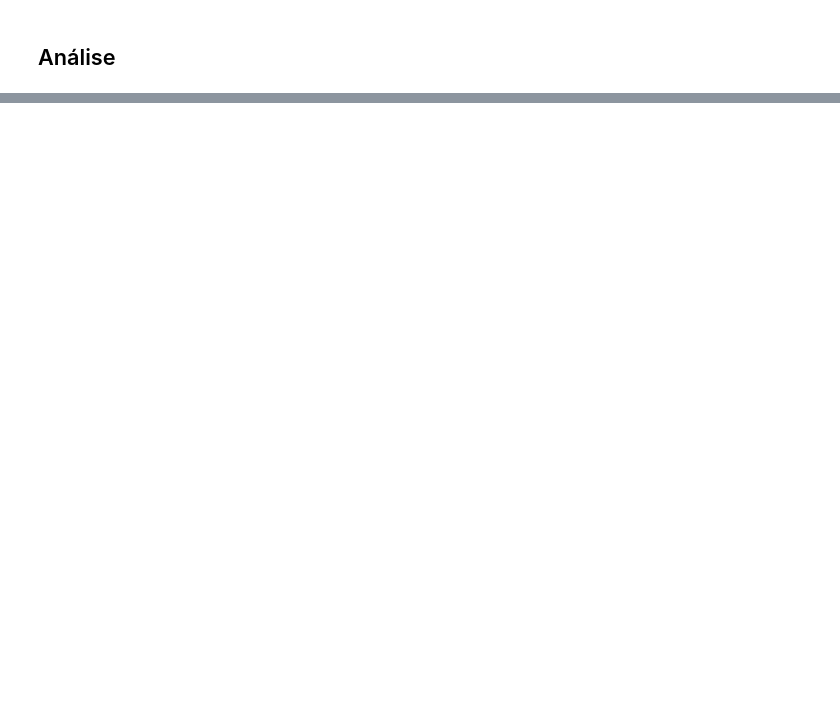
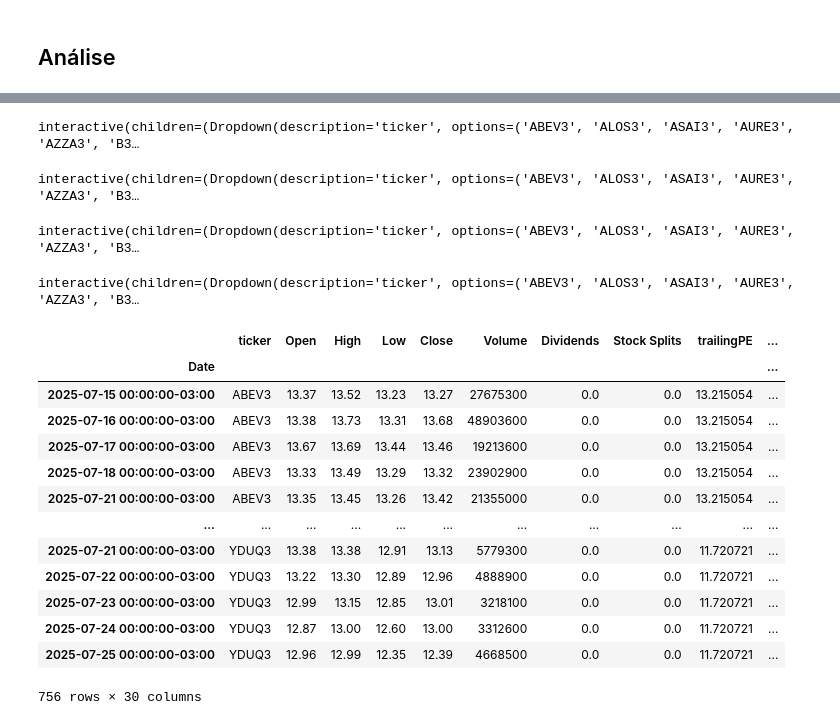
Before and after one commit to ederray/etl-aws, a Jupyter notebook: notebooks/eda.ipynb, the cells around one changed output, grey strips where cells are left out. Cells and saved outputs as stored; diff of their text form; code cells hidden in the pictures; blank space fills up the shorter version.

```diff
--- a/notebooks/eda.ipynb
+++ b/notebooks/eda.ipynb
@@ -60,0 +66,5 @@ tbl_cotacao_ibovespa.head()
+# %%
+# inserção de dados temporais no dataset
+
+tbl_cotacao_ibovespa = dados_temporais(df=tbl_cotacao_ibovespa)
+tbl_cotacao_ibovespa.head()
@@ -104,0 +195,4 @@ dtype: int64
+# %%
+# tratamento dos valores nulos: interpolação em cascata
+tbl_cotacao_ibovespa = tratamento_nulo_dados_setor_industria(df=tbl_cotacao_ibovespa, colunas=['trailingPE','returnOnEquity','revenueGrowth','dividendYield','freeCashflow'])
+tbl_cotacao_ibovespa.head()
@@ -104,0 +247,3 @@ dtype: int64
+# %%
+# transformação cíclica para dias uteis
+tbl_cotacao_ibovespa = transformacao_ciclica(df=tbl_cotacao_ibovespa, dias_uteis=True)
@@ -104,0 +259,40 @@ dtype: int64
+# %%
+# gerar diferenciação do target para revalidar a estacionariedade da serie
+tbl_cotacao_ibovespa = diferenciar_serie_temporal(df= tbl_cotacao_ibovespa, target = 'Close')
+# %%
+# teste de estacionariedade com diferenciacao do target
+testar_estacionariedade_interativo(df= tbl_cotacao_ibovespa, coluna_valor = 'Close_diff')
+# %% [output]
+interactive(children=(Dropdown(description='ticker', options=('ABEV3', 'ALOS3', 'ASAI3', 'AURE3', 'AZZA3', 'B3…
+# %%
+# decomposicao da serie temporal diferenciada
+grafico_decomposicao_temporal_interativo(df= tbl_cotacao_ibovespa, target = 'Close', period=5)
+# %% [output]
+interactive(children=(Dropdown(description='ticker', options=('ABEV3', 'ALOS3', 'ASAI3', 'AURE3', 'AZZA3', 'B3…
+# %%
+# gráfico de autocorrelacao para definição do número de lags e médias móveis
+grafico_acf_interativo(df=tbl_cotacao_ibovespa,coluna_valor = 'Close_diff',max_lags=8)
+# %% [output]
+interactive(children=(Dropdown(description='ticker', options=('ABEV3', 'ALOS3', 'ASAI3', 'AURE3', 'AZZA3', 'B3…
+# %%
+# gráfico de autocorrelacao parcial para definição do número de lags e médias móveis
+grafico_pacf_interativo(df=tbl_cotacao_ibovespa,coluna_valor = 'Close_diff',max_lags=9)
+# %% [output]
+interactive(children=(Dropdown(description='ticker', options=('ABEV3', 'ALOS3', 'ASAI3', 'AURE3', 'AZZA3', 'B3…
+# %%
+tbl_cotacao_ibovespa
+# %% [output]
+|  | ticker | Open | High | Low | Close | Volume | Dividends | Stock Splits | trailingPE | ... |
+| Date |  |  |  |  |  |  |  |  |  | ... |
+| 2025-07-15 00:00:00-03:00 | ABEV3 | 13.37 | 13.52 | 13.23 | 13.27 | 27675300 | 0.0 | 0.0 | 13.215054 | ... |
+| 2025-07-16 00:00:00-03:00 | ABEV3 | 13.38 | 13.73 | 13.31 | 13.68 | 48903600 | 0.0 | 0.0 | 13.215054 | ... |
+| 2025-07-17 00:00:00-03:00 | ABEV3 | 13.67 | 13.69 | 13.44 | 13.46 | 19213600 | 0.0 | 0.0 | 13.215054 | ... |
+| 2025-07-18 00:00:00-03:00 | ABEV3 | 13.33 | 13.49 | 13.29 | 13.32 | 23902900 | 0.0 | 0.0 | 13.215054 | ... |
+| 2025-07-21 00:00:00-03:00 | ABEV3 | 13.35 | 13.45 | 13.26 | 13.42 | 21355000 | 0.0 | 0.0 | 13.215054 | ... |
+| ... | ... | ... | ... | ... | ... | ... | ... | ... | ... | ... |
+| 2025-07-21 00:00:00-03:00 | YDUQ3 | 13.38 | 13.38 | 12.91 | 13.13 | 5779300 | 0.0 | 0.0 | 11.720721 | ... |
+| 2025-07-22 00:00:00-03:00 | YDUQ3 | 13.22 | 13.30 | 12.89 | 12.96 | 4888900 | 0.0 | 0.0 | 11.720721 | ... |
+| 2025-07-23 00:00:00-03:00 | YDUQ3 | 12.99 | 13.15 | 12.85 | 13.01 | 3218100 | 0.0 | 0.0 | 11.720721 | ... |
+| 2025-07-24 00:00:00-03:00 | YDUQ3 | 12.87 | 13.00 | 12.60 | 13.00 | 3312600 | 0.0 | 0.0 | 11.720721 | ... |
+| 2025-07-25 00:00:00-03:00 | YDUQ3 | 12.96 | 12.99 | 12.35 | 12.39 | 4668500 | 0.0 | 0.0 | 11.720721 | ... |
+756 rows × 30 columns
```
Also changed, not shown: parts of 26 cells of this notebook, 8 other files.
